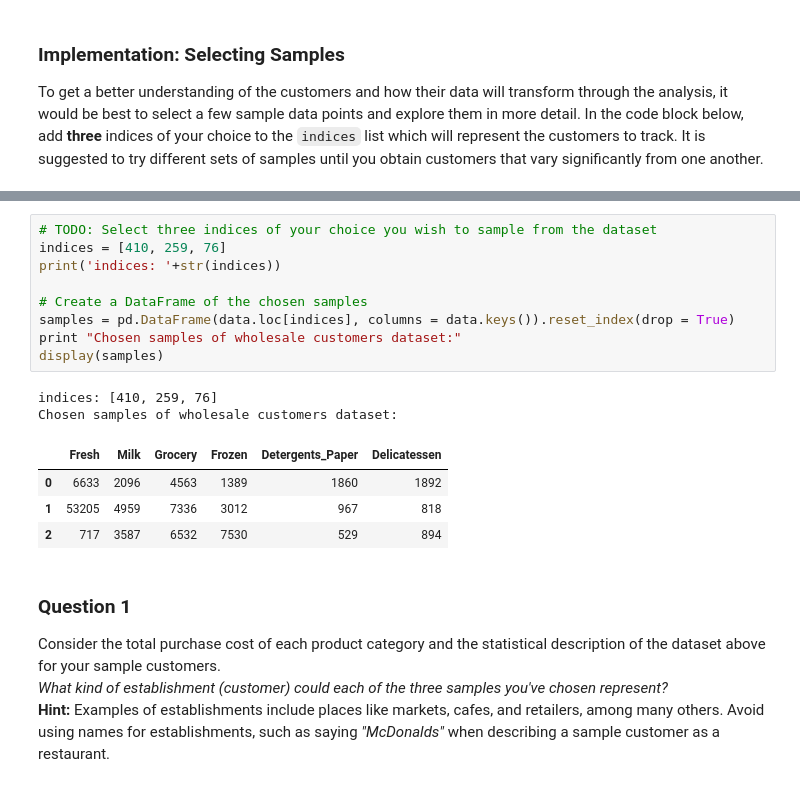
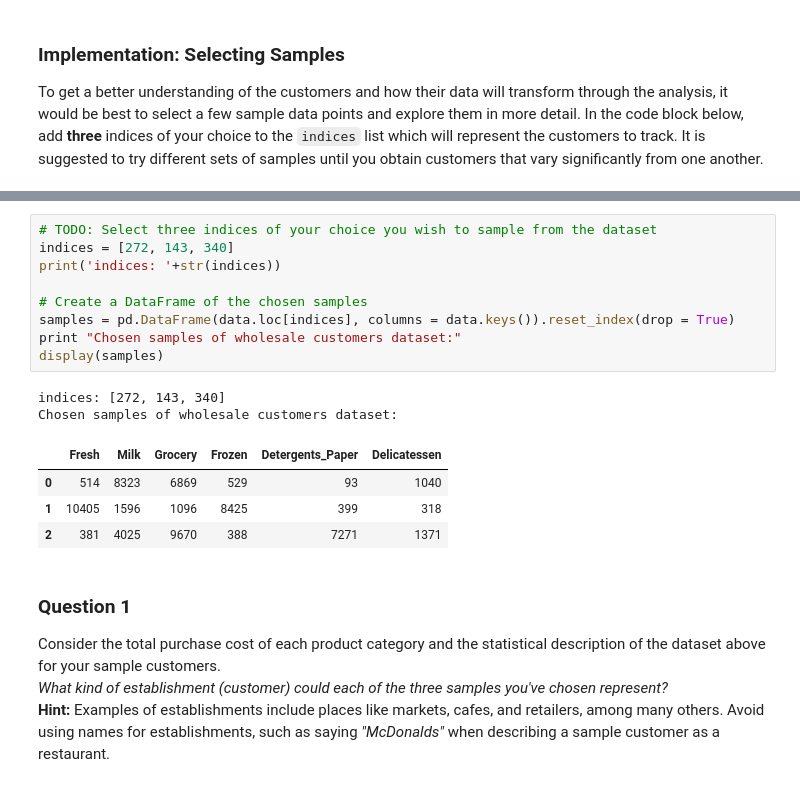
Before and after one commit to deepakrohilla13/machine-learning-excercise, a Jupyter notebook: customer_segments/customer_segments.ipynb, the cells around one changed output, grey strips where cells are left out. Drawn from its saved outputs; the diff is of its cells as text.

```diff
--- a/customer_segments/customer_segments.ipynb
+++ b/customer_segments/customer_segments.ipynb
@@ -81,19 +81,19 @@ Chosen samples of wholesale customers dataset:
 # %%
 # TODO: Select three indices of your choice you wish to sample from the dataset
-indices = [410, 259, 76]
+indices = [272, 143, 340]
 print('indices: '+str(indices))
 
 # Create a DataFrame of the chosen samples
 samples = pd.DataFrame(data.loc[indices], columns = data.keys()).reset_index(drop = True)
 print "Chosen samples of wholesale customers dataset:"
 display(samples)
 # %% [output]
-indices: [410, 259, 76]
+indices: [272, 143, 340]
 Chosen samples of wholesale customers dataset:
 |  | Fresh | Milk | Grocery | Frozen | Detergents_Paper | Delicatessen |
-| 0 | 6633 | 2096 | 4563 | 1389 | 1860 | 1892 |
-| 1 | 53205 | 4959 | 7336 | 3012 | 967 | 818 |
-| 2 | 717 | 3587 | 6532 | 7530 | 529 | 894 |
+| 0 | 514 | 8323 | 6869 | 529 | 93 | 1040 |
+| 1 | 10405 | 1596 | 1096 | 8425 | 399 | 318 |
+| 2 | 381 | 4025 | 9670 | 388 | 7271 | 1371 |
 # %% [markdown]
 ### Question 1
 Consider the total purchase cost of each product category and the statistical description of the dataset above for your sample customers.
```
Also changed, not shown: parts of 26 cells of this notebook.
